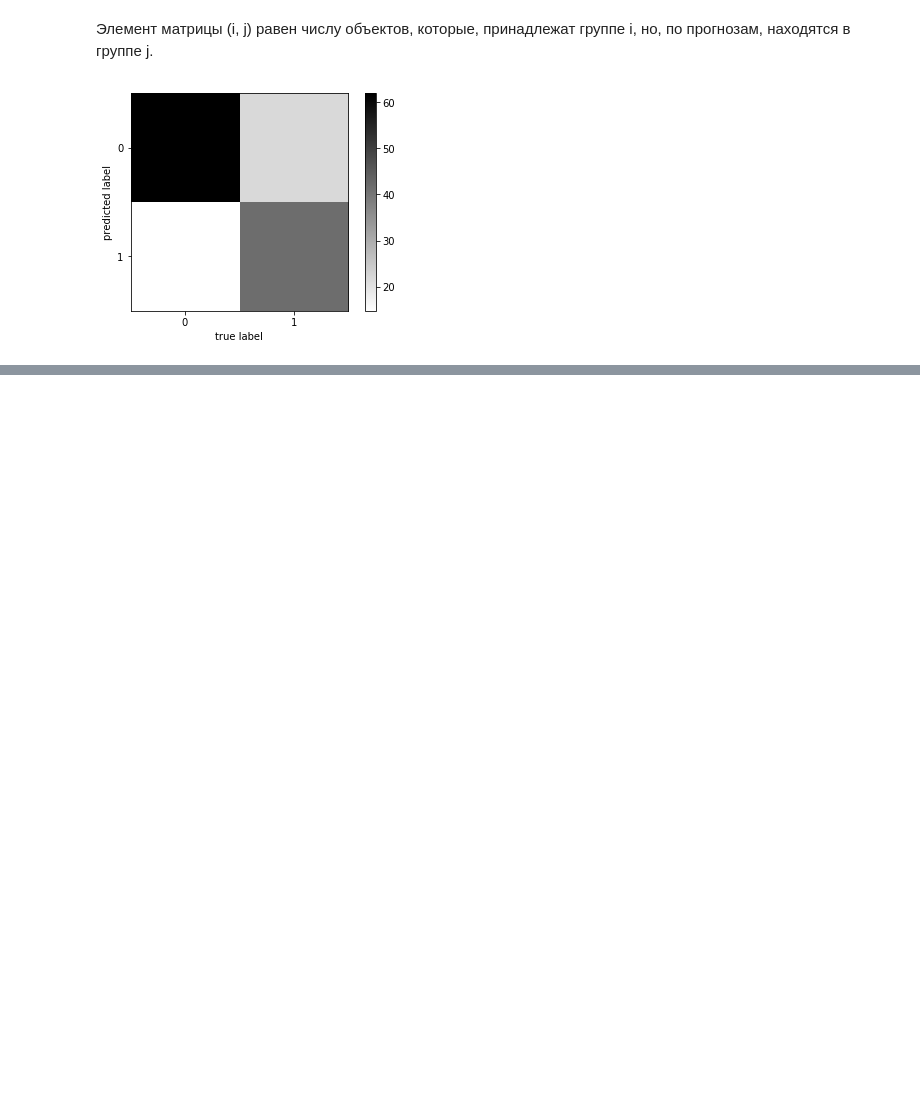
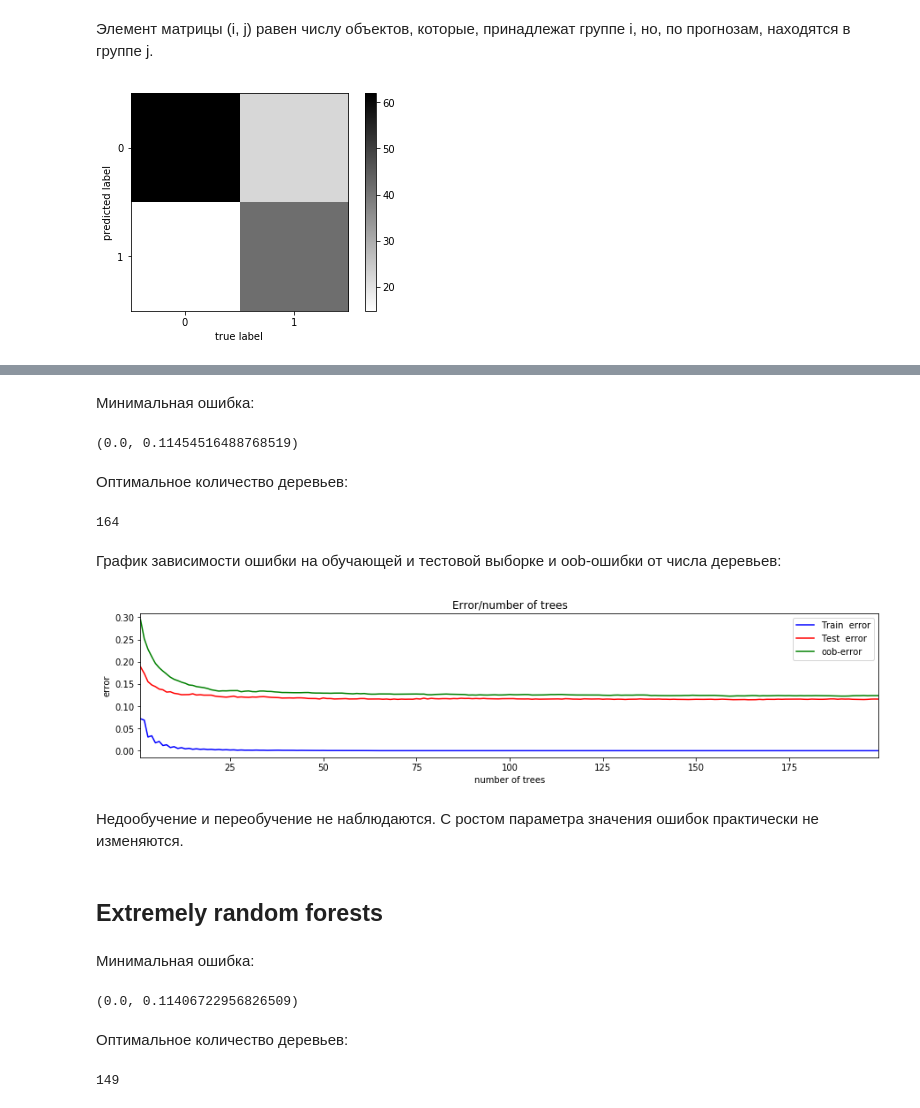
Before and after one commit to AntonChetverikov/anchet_ML_HW, a Jupyter notebook: Lab_ML_HW.ipynb, the cells around one changed output, grey strips where cells are left out. Cells and saved outputs as stored; diff of their text form; code cells hidden in the pictures; blank space fills up the shorter version.

```diff
--- a/Lab_ML_HW.ipynb
+++ b/Lab_ML_HW.ipynb
@@ -828,7 +741,7 @@ alpha_opt = alpha_opt[0]
 ## Классификатор при найденном оптимальном значении alpha:
 Повторим обучение:
 # %%
-mlp_model = MLPClassifier(alpha = alpha_opt, hidden_layer_sizes = (25,25),
+mlp_model = MLPClassifier(alpha = alpha_opt, hidden_layer_sizes = (neurs_opt_2,neurs_opt_2),
                           solver = 'lbfgs', activation = 'logistic', random_state = 42)
 mlp_model.fit(X_train, y_train)
 
@@ -878,0 +798,51 @@ avg / total       0.89      0.89      0.89      6277
+# %%
+# Долго!
+randTree_arr_1 = np.arange(1, 200, 1) # Проверял для большего количества деревьев, значение ошибки на тестовой выборке не уменьшается
+test_err = []
+train_err = []
+oob_err =[]
+for trees in randTree_arr_1:
+    tree_model = RandomForestClassifier(n_estimators=trees, oob_score=True, random_state=42)
+    tree_model.fit(X_train, y_train)
+
+    y_train_pred = tree_model.predict(X_train)
+    y_test_pred = tree_model.predict(X_test)
+    oob_error = 1 - tree_model.oob_score_
+
+    train_err.append(np.mean(y_train != y_train_pred))
+    test_err.append(np.mean(y_test != y_test_pred))
+    oob_err.append(oob_error)
+# %% [markdown]
+Минимальная ошибка:
+# %%
+min_train_err = np.min(train_err)
+min_test_err = np.min(test_err)
+print(min_train_err, min_test_err)
+# %% [output]
+(0.0, 0.11454516488768519)
+# %% [markdown]
+Оптимальное количество деревьев:
+# %%
+trees_opt_1 = randTree_arr_1[test_err == min_test_err][0]
+print(trees_opt_1)
+# %% [output]
+164
+# %% [markdown]
+График зависимости ошибки на обучающей и тестовой выборке и oob-ошибки от числа деревьев:
+# %%
+plt.figure(figsize = (15, 3))
+plt.plot(randTree_arr_1, train_err, 'b', label = 'Train  error')
+plt.plot(randTree_arr_1, test_err, 'r', label = 'Test  error')
+plt.plot(randTree_arr_1,  oob_err, 'g', label = 'oob-error')
+plt.xlim([np.min(randTree_arr_1), np.max(randTree_arr_1)])
+plt.title('Error/number of trees')
+plt.xlabel('number of trees')
+plt.ylabel('error')
+plt.legend()
+pass
+# %% [output]
+[figure, added]
+# %% [markdown]
+Недообучение и переобучение не наблюдаются. С ростом параметра значения ошибок практически не изменяются.
+# %% [markdown]
+## Extremely random forests
@@ -878,0 +868,15 @@ avg / total       0.89      0.89      0.89      6277
+# %% [markdown]
+Минимальная ошибка:
+# %%
+min_train_err = np.min(train_err)
+min_test_err = np.min(test_err)
+print(min_train_err, min_test_err)
+# %% [output]
+(0.0, 0.11406722956826509)
+# %% [markdown]
+Оптимальное количество деревьев:
+# %%
+trees_opt_2 = randTree_arr_2[test_err == min_test_err][0]
+print(trees_opt_2)
+# %% [output]
+149
```
Also changed, not shown: parts of 106 cells of this notebook.
